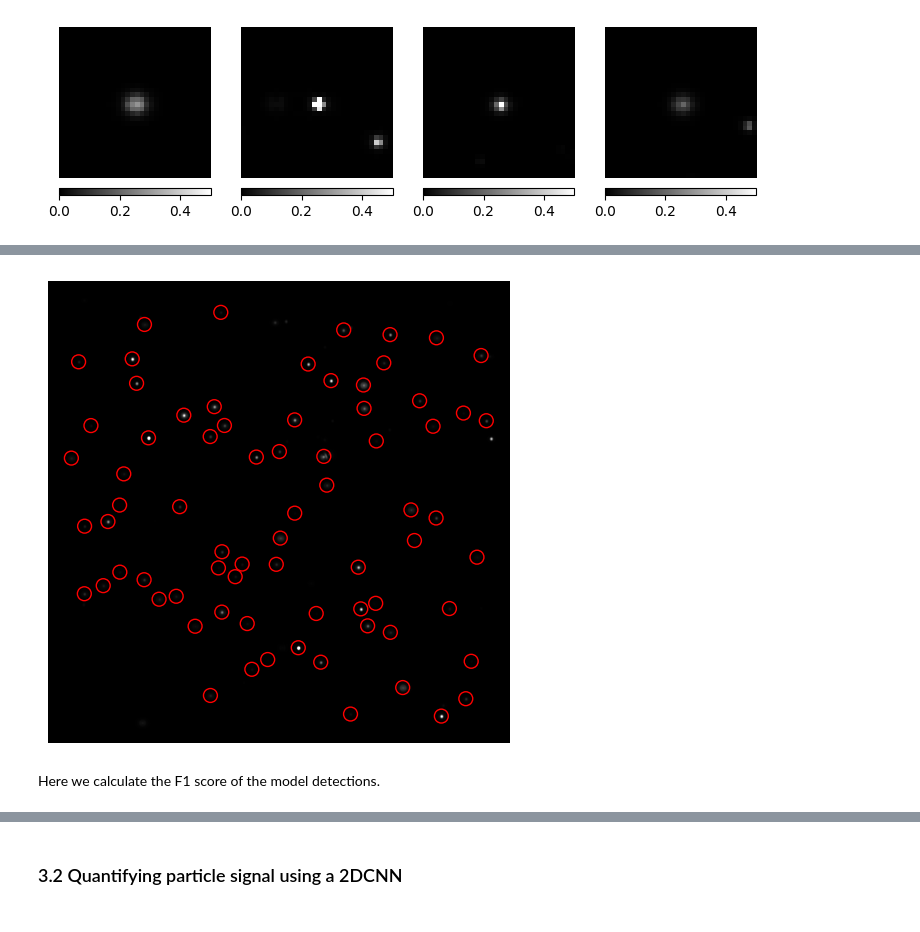
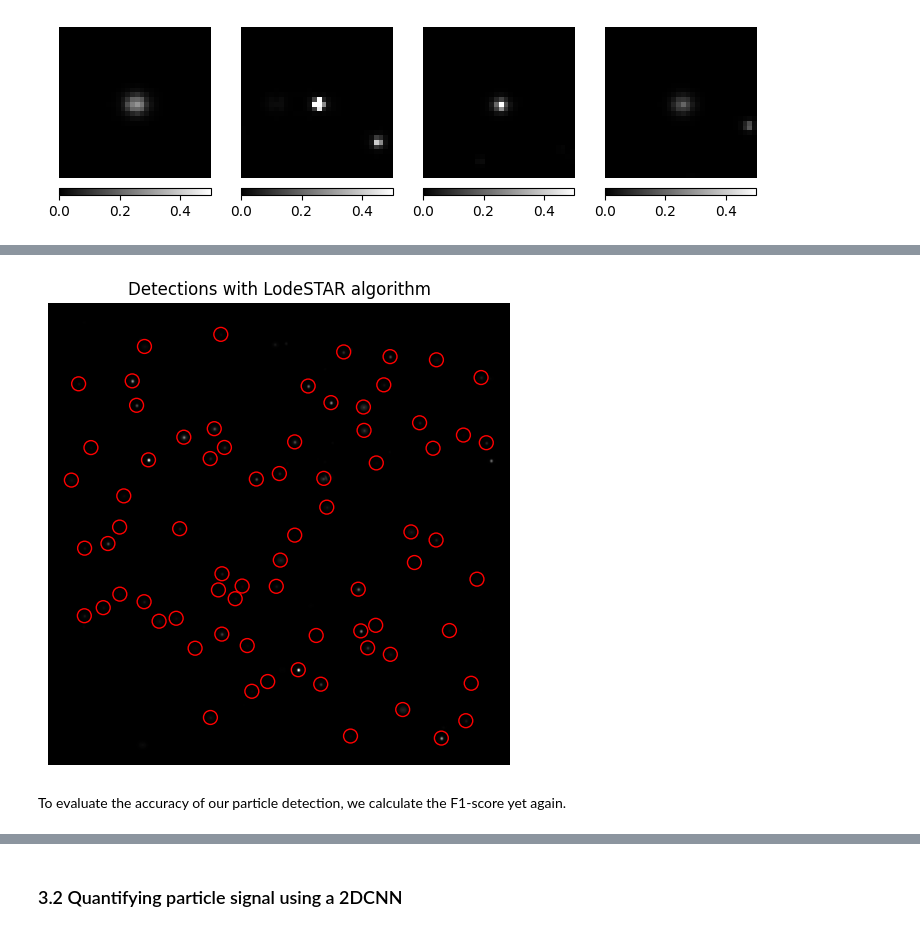
Before and after one commit to softmatterlab/OpticalCharacterizationNanoparticles, a Jupyter notebook: example_analysis/Darkfield_analysis.ipynb, the cells around one changed output, grey strips where cells are left out. Saved outputs shown, nothing was run; the diff lists cells and outputs as text; code cells hidden in the pictures.

```diff
--- a/example_analysis/Darkfield_analysis.ipynb
+++ b/example_analysis/Darkfield_analysis.ipynb
@@ -199,3 +250,4 @@ for i in range(8):
 # %%
-lodestar = dl.LodeSTAR(n_transforms=4, optimizer=dl.Adam(lr=2e-4)).build().to(DEV)
+#Defining the model
+lodestar = dl.LodeSTAR(n_transforms=4, optimizer=dl.Adam(lr=learning_rate)).build().to(DEV)
 # %%
@@ -234,30 +265,0 @@ xxx
-# %%
-if downsample:
-    datav2 = skimage.measure.block_reduce(data, (2, 2, 1))
-    torch_image = torch.from_numpy(datav2).permute(2, 0, 1).unsqueeze(0).float().to(DEV)
-    factor = 2
-else:
-    torch_image = torch.from_numpy(data).permute(2, 0, 1).unsqueeze(0).float().to(DEV)
-    factor = 1
-
-prediction = lodestar(torch_image)[0].cpu().detach().numpy()
-x, y, rho = prediction[0]*factor, prediction[1]*factor, prediction[-1]
-
-plt.figure(figsize=(12, 4))
-plt.subplot(1, 3, 1)
-plt.title("Iscat image")
-plt.imshow(data[...,0], cmap="gray")
-plt.axis("off")
-
-plt.subplot(1, 3, 2)
-plt.title("LodeSTAR prediction")
-plt.imshow(rho, cmap="gray")
-plt.axis("off")
-
-plt.subplot(1, 3, 3)
-plt.title("LodeSTAR prediction with detections")
-plt.imshow(data[...,0], cmap="gray")
-plt.scatter(y.flatten(), x.flatten(), alpha=rho.flatten() / rho.max(), s=5)
-plt.axis("off")
-
-plt.show()
@@ -266,26 +272,22 @@ plt.show()
 # %%
-alpha = 0.5
-beta = 0.5
-cutoff = 0.9925
-mode = "quantile"#"constant"
-
 if downsample:
     datav2 = skimage.measure.block_reduce(data, (2, 2, 1))
     torch_image = torch.from_numpy(datav2).permute(2, 0, 1).unsqueeze(0).float().to(DEV)
     factor = 2
 else:
     torch_image = torch.from_numpy(data).permute(2, 0, 1).unsqueeze(0).float().to(DEV)
     factor = 1
 
+#Detect particles with LodeSTAR
 detections = lodestar.detect(torch_image, alpha=alpha, beta=beta,
-                                mode=mode, cutoff=cutoff)[0]
+                                mode=mode, cutoff=cutoff)[0]*factor
 
 hp.plot_frame_with_detections(
-    data = data,
-    positions = detections,
+    data=data,
+    positions=detections,
     title = "Detections with LodeSTAR algorithm"
     )
 # %% [output]
-[figure, old version]
+[figure, new version]
 # %% [markdown]
-Here we calculate the F1 score of the model detections.
+To evaluate the accuracy of our particle detection, we calculate the F1-score yet again.
```
Also changed, not shown: parts of 55 cells of this notebook, 3 other files.
